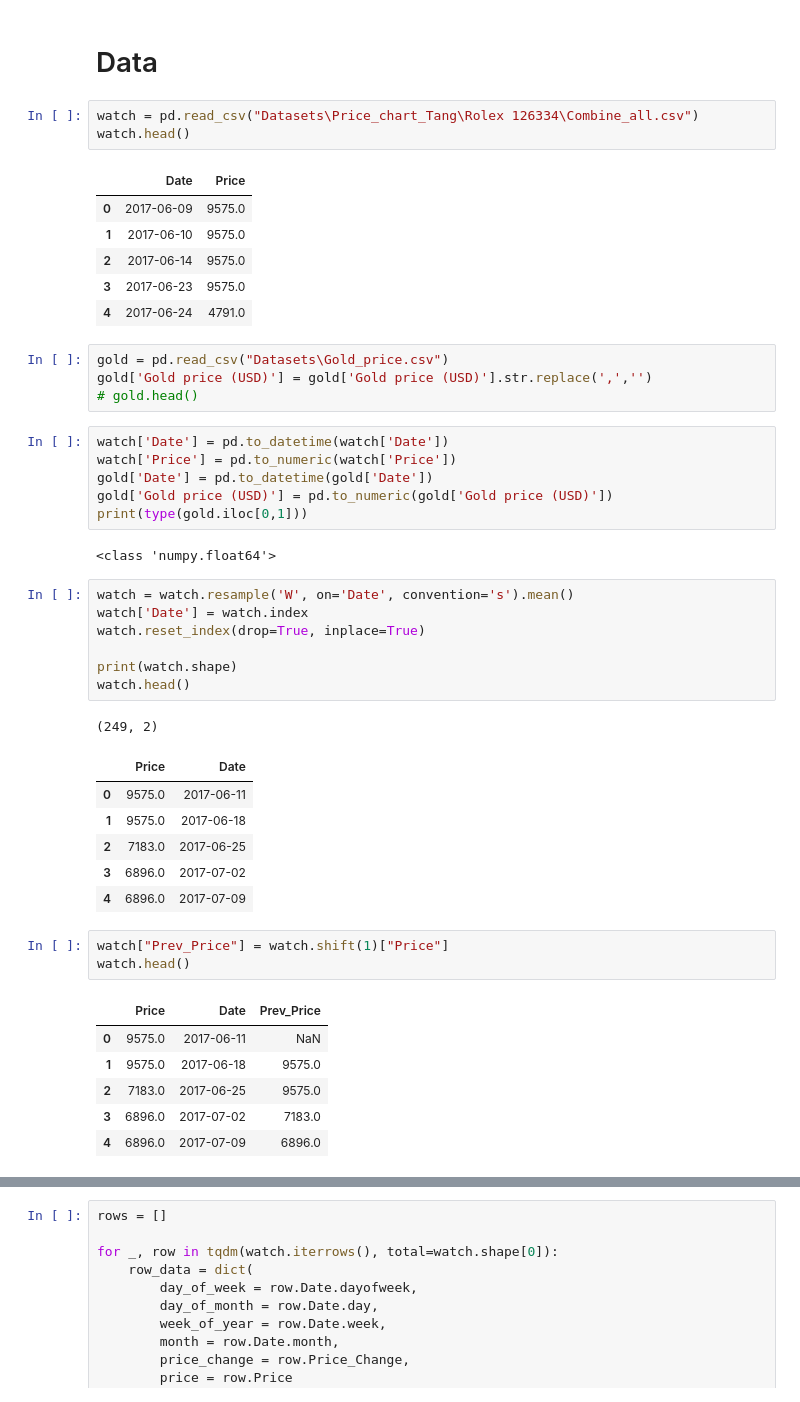
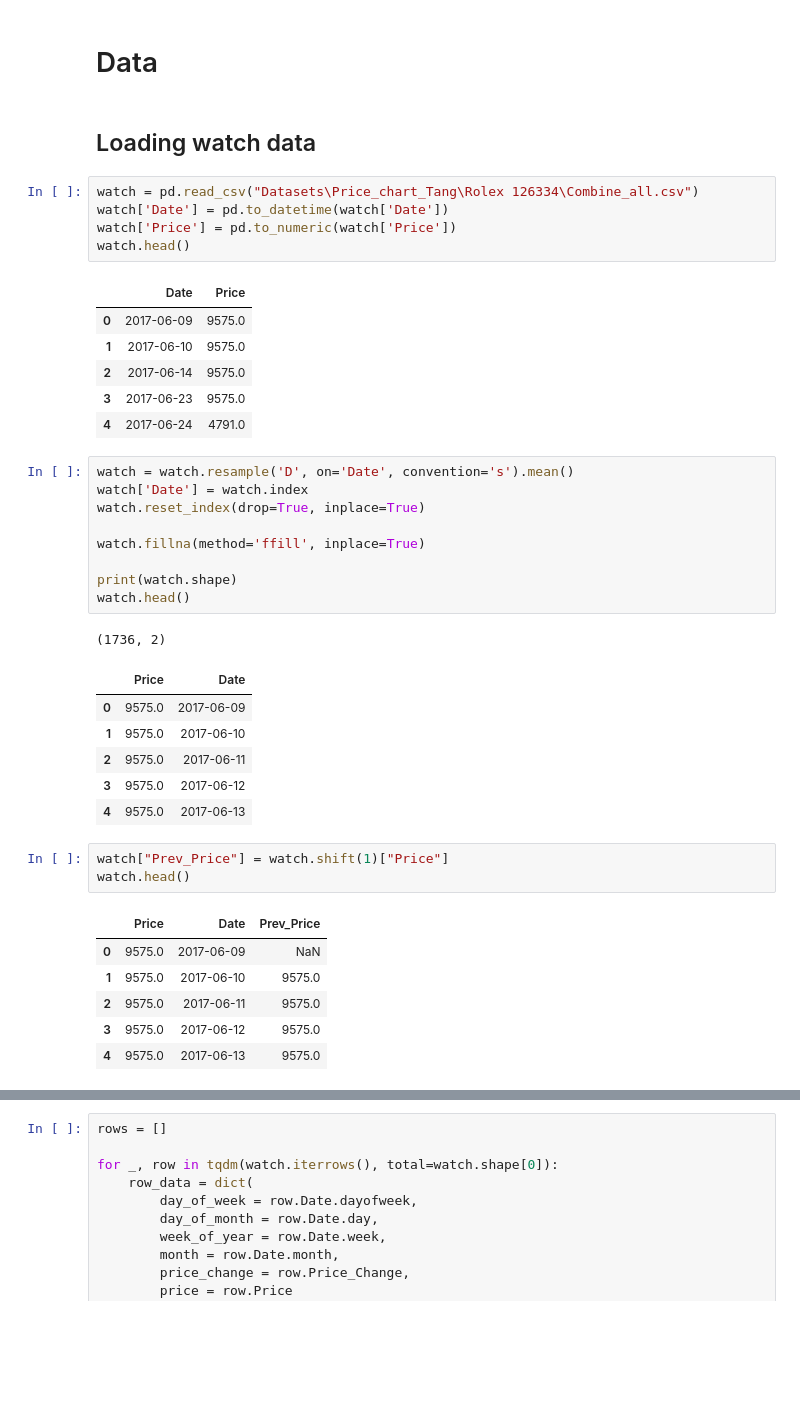
Before and after one commit to Thetang-145/BIA-WatchLists, a Jupyter notebook: Multivariate_TSF_with_LSTM.ipynb, the cells around one changed output, grey strips where cells are left out. Cells and saved outputs as stored; diff of their text form; blank space fills up the shorter version.

```diff
--- a/Multivariate_TSF_with_LSTM.ipynb
+++ b/Multivariate_TSF_with_LSTM.ipynb
@@ -65,8 +55,12 @@ Global seed set to 42
 42
 # %% [markdown]
 # Data
+# %% [markdown]
+## Loading watch data
 # %%
 watch = pd.read_csv("Datasets\Price_chart_Tang\Rolex 126334\Combine_all.csv")
+watch['Date'] = pd.to_datetime(watch['Date'])
+watch['Price'] = pd.to_numeric(watch['Price'])
 watch.head()
 # %% [output]
 |  | Date | Price |
@@ -75,43 +69,33 @@ watch.head()
 | 2 | 2017-06-14 | 9575.0 |
 | 3 | 2017-06-23 | 9575.0 |
 | 4 | 2017-06-24 | 4791.0 |
-# %%
-gold = pd.read_csv("Datasets\Gold_price.csv")
-gold['Gold price (USD)'] = gold['Gold price (USD)'].str.replace(',','')
-# gold.head()
-# %%
-watch['Date'] = pd.to_datetime(watch['Date'])
-watch['Price'] = pd.to_numeric(watch['Price'])
-gold['Date'] = pd.to_datetime(gold['Date'])
-gold['Gold price (USD)'] = pd.to_numeric(gold['Gold price (USD)'])
-print(type(gold.iloc[0,1]))
-# %% [output]
-<class 'numpy.float64'>
 # %%
-watch = watch.resample('W', on='Date', convention='s').mean()
+watch = watch.resample('D', on='Date', convention='s').mean()
 watch['Date'] = watch.index
 watch.reset_index(drop=True, inplace=True)
 
+watch.fillna(method='ffill', inplace=True)
+
 print(watch.shape)
 watch.head()
 # %% [output]
-(249, 2)
+(1736, 2)
 |  | Price | Date |
-| 0 | 9575.0 | 2017-06-11 |
-| 1 | 9575.0 | 2017-06-18 |
-| 2 | 7183.0 | 2017-06-25 |
-| 3 | 6896.0 | 2017-07-02 |
-| 4 | 6896.0 | 2017-07-09 |
+| 0 | 9575.0 | 2017-06-09 |
+| 1 | 9575.0 | 2017-06-10 |
+| 2 | 9575.0 | 2017-06-11 |
+| 3 | 9575.0 | 2017-06-12 |
+| 4 | 9575.0 | 2017-06-13 |
 # %%
 watch["Prev_Price"] = watch.shift(1)["Price"]
 watch.head()
 # %% [output]
 |  | Price | Date | Prev_Price |
-| 0 | 9575.0 | 2017-06-11 | NaN |
-| 1 | 9575.0 | 2017-06-18 | 9575.0 |
-| 2 | 7183.0 | 2017-06-25 | 9575.0 |
-| 3 | 6896.0 | 2017-07-02 | 7183.0 |
-| 4 | 6896.0 | 2017-07-09 | 6896.0 |
+| 0 | 9575.0 | 2017-06-09 | NaN |
+| 1 | 9575.0 | 2017-06-10 | 9575.0 |
+| 2 | 9575.0 | 2017-06-11 | 9575.0 |
+| 3 | 9575.0 | 2017-06-12 | 9575.0 |
+| 4 | 9575.0 | 2017-06-13 | 9575.0 |
 # %%
 # tqdm.pandas()
 watch["Price_Change"] = watch.progress_apply(
```
Also changed, not shown: parts of 40 cells of this notebook.
